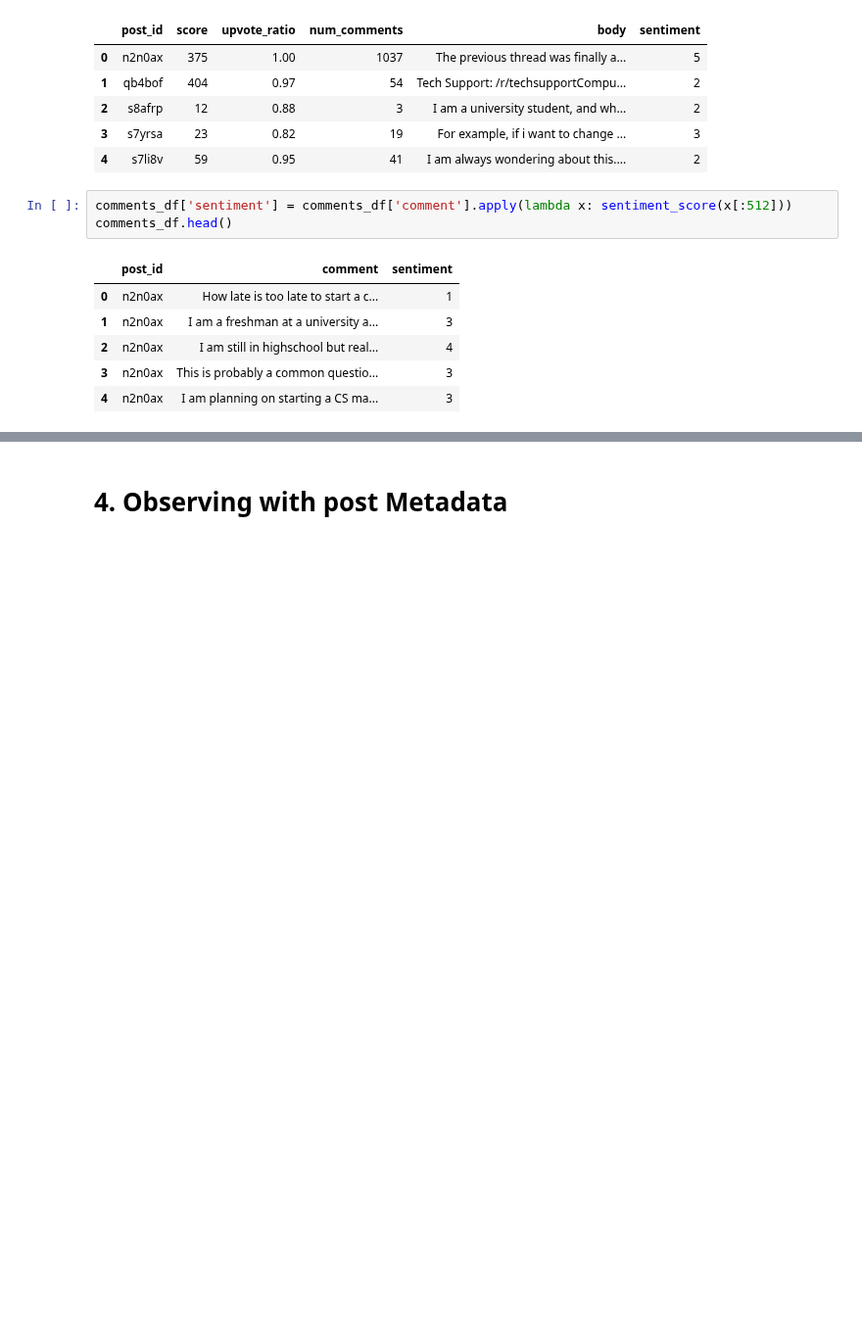
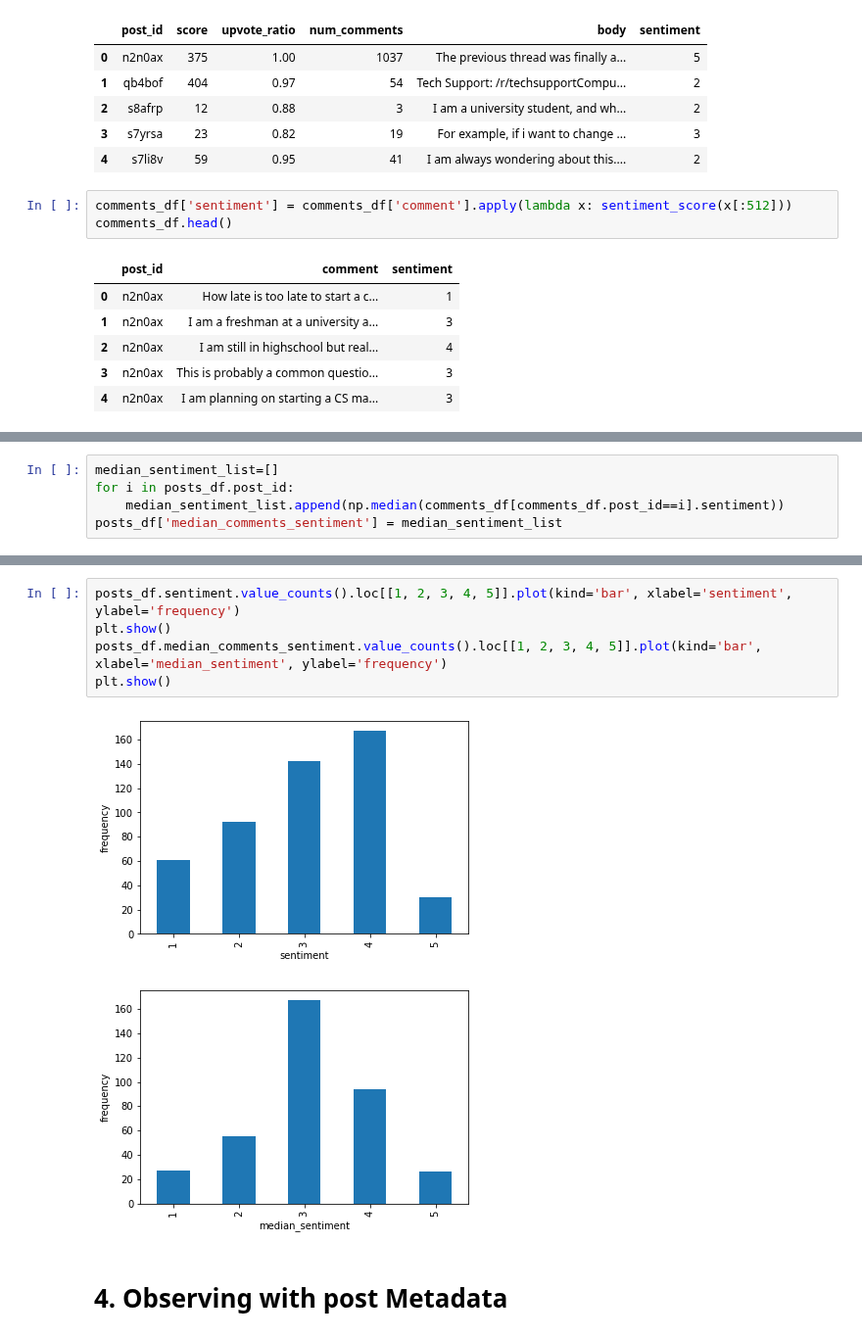
Before and after one commit to reddit-conflicting-viewpoints/Reddit, a Jupyter notebook: notebooks/BERT-SentimentAnalysis - Sai 2-1-2022.ipynb, the cells around one changed output, grey strips where cells are left out. Shown at 98% size. Saved outputs shown, nothing was run; the diff lists cells and outputs as text; blank space fills up the shorter version.

```diff
--- a/notebooks/BERT-SentimentAnalysis - Sai 2-1-2022.ipynb
+++ b/notebooks/BERT-SentimentAnalysis - Sai 2-1-2022.ipynb
@@ -130,0 +159,5 @@ comments_df.head()
+# %%
+median_sentiment_list=[]
+for i in posts_df.post_id:
+    median_sentiment_list.append(np.median(comments_df[comments_df.post_id==i].sentiment))
+posts_df['median_comments_sentiment'] = median_sentiment_list
@@ -131,2 +173,10 @@ comments_df.head()
+# %%
+posts_df.sentiment.value_counts().loc[[1, 2, 3, 4, 5]].plot(kind='bar', xlabel='sentiment', ylabel='frequency')
+plt.show()
+posts_df.median_comments_sentiment.value_counts().loc[[1, 2, 3, 4, 5]].plot(kind='bar', xlabel='median_sentiment', ylabel='frequency')
+plt.show()
+# %% [output]
+[figure, added]
+[figure, added]
 # %% [markdown]
 # 4. Observing with post Metadata
```
Also changed, not shown: parts of 10 cells of this notebook, 2 other files.
